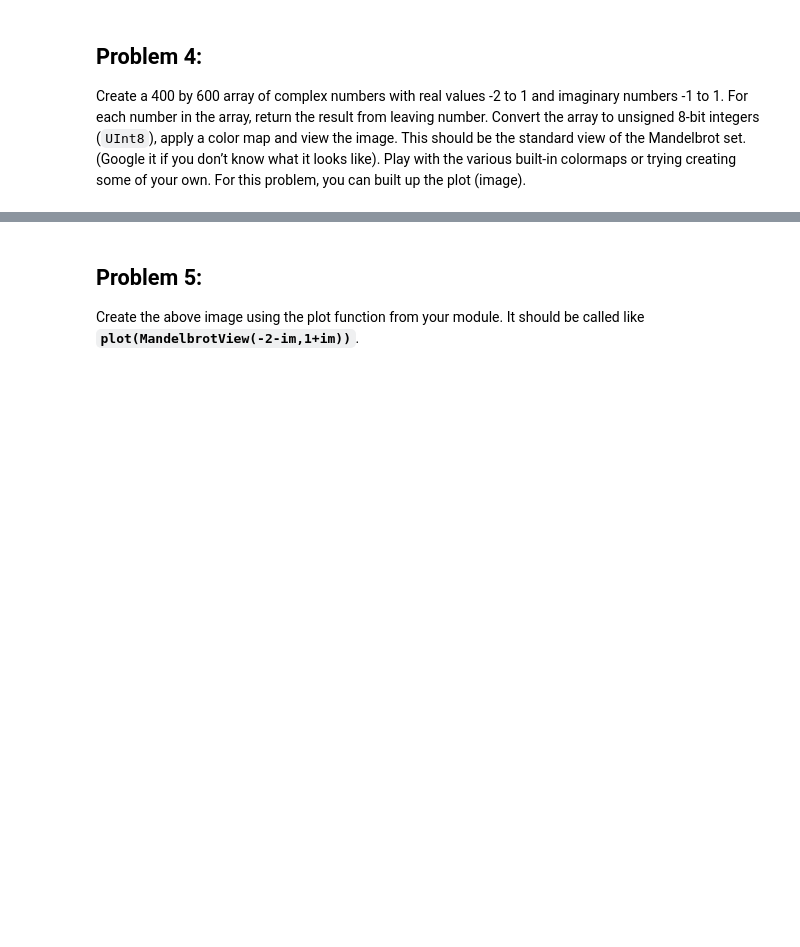
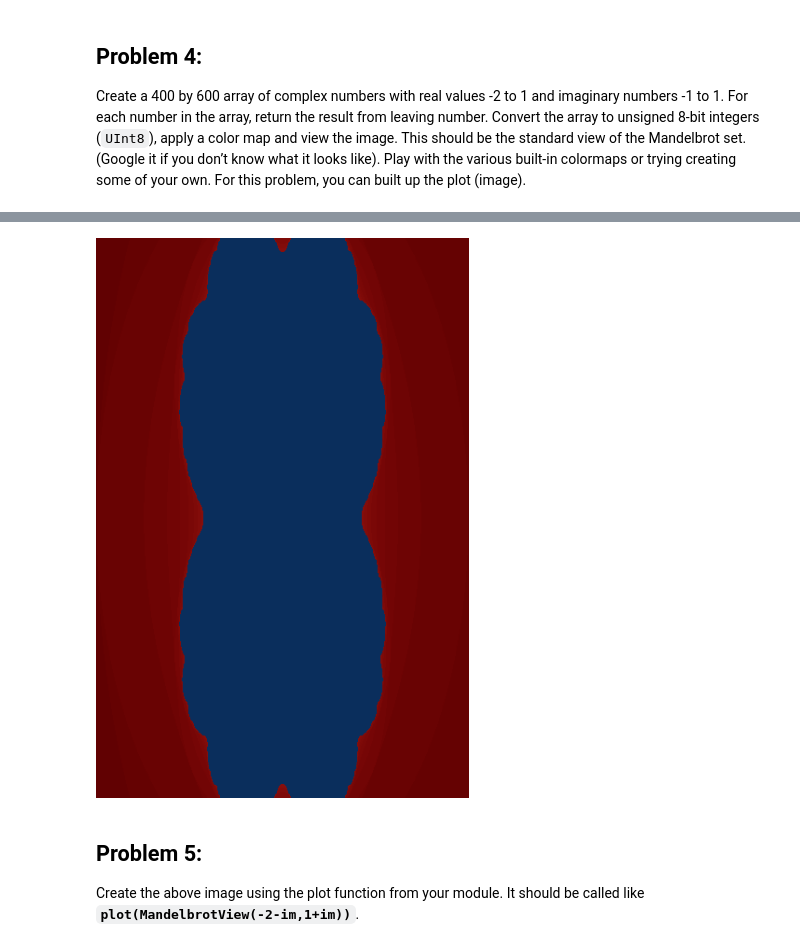
Before and after one commit to joshuanasiatka/FSU-Fall-2016, a Jupyter notebook: tpcs-sci-comp/projects/mandelbrot/mandelbrot.ipynb, the cells around one changed output, grey strips where cells are left out. Saved outputs shown, nothing was run; the diff lists cells and outputs as text; code cells hidden in the pictures; blank space fills up the shorter version.

```diff
--- a/tpcs-sci-comp/projects/mandelbrot/mandelbrot.ipynb
+++ b/tpcs-sci-comp/projects/mandelbrot/mandelbrot.ipynb
@@ -137,0 +154,2 @@ Create a 400 by 600 array of complex numbers with real values -2 to 1 and imagin
+# %%
+Z=[(x+y*im) for x=-2:3/399:1, y=1:-2/599:-1]
@@ -137,0 +174,2 @@ Create a 400 by 600 array of complex numbers with real values -2 to 1 and imagin
+# %%
+Y=map(x->leaving_number(x),Z)
@@ -137,0 +194,2 @@ Create a 400 by 600 array of complex numbers with real values -2 to 1 and imagin
+# %%
+Y=map(x->UInt8(x),Y)
@@ -138,3 +234,7 @@ Create a 400 by 600 array of complex numbers with real values -2 to 1 and imagin
+# %%
+ImageCmap(Y,colormap("RdBu",256))
+# %% [output]
+[figure, added]
 # %% [markdown]
 ## Problem 5:
 Create the above image using the plot function from your module. It should be called like __`plot(MandelbrotView(-2-im,1+im))`__.
```
Also changed, not shown: parts of 24 cells of this notebook, 7 other files.
